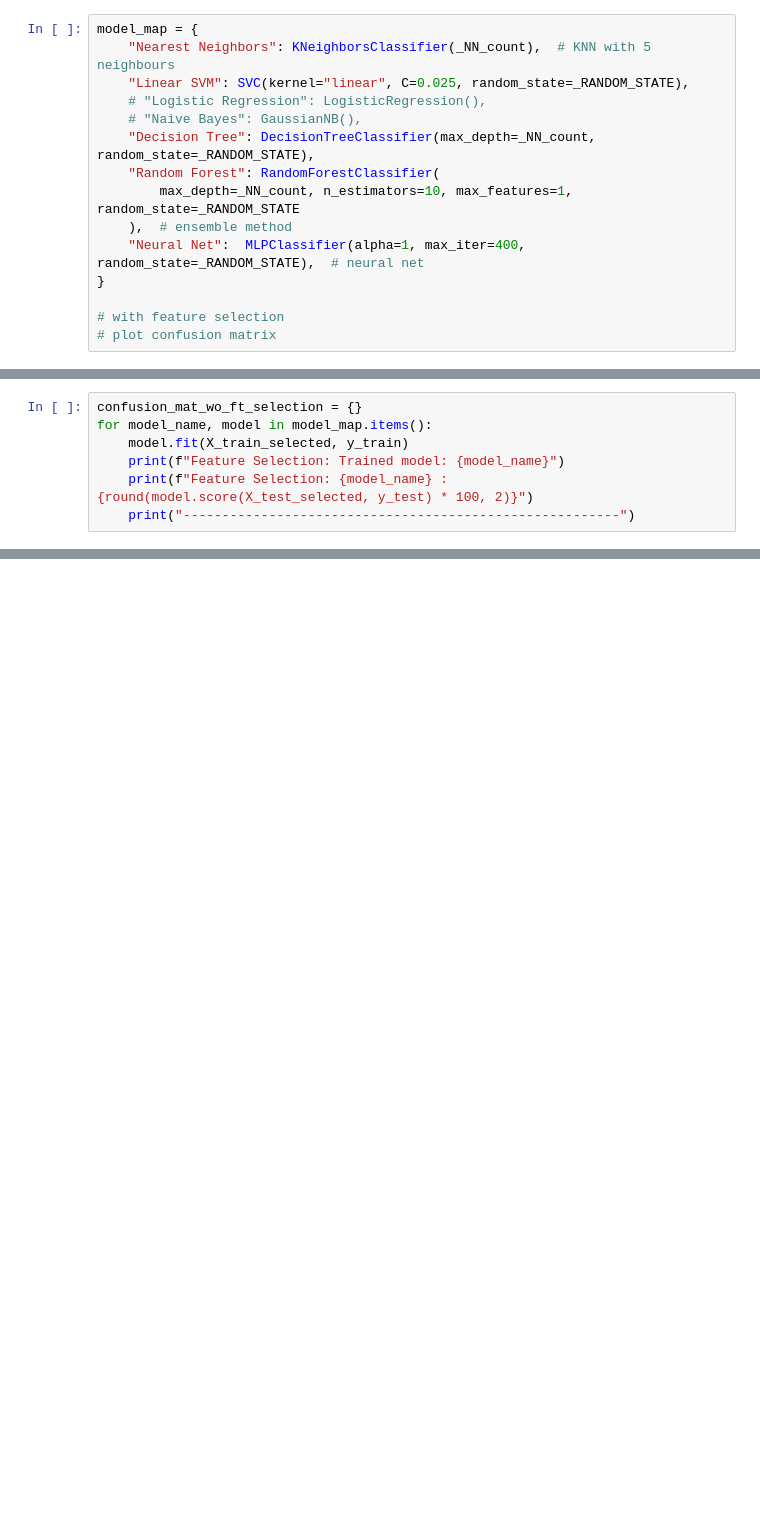
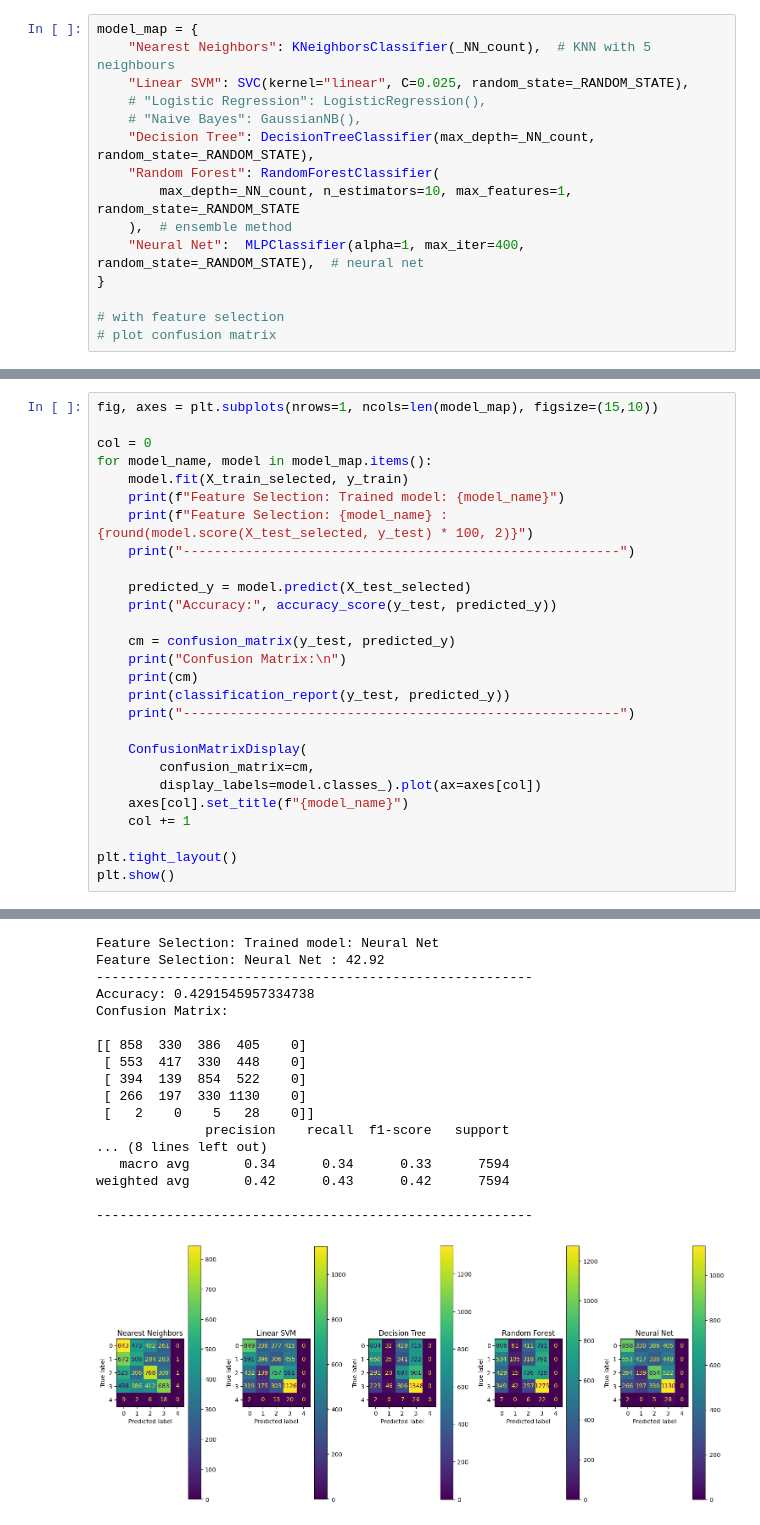
Before and after one commit to ssungan/music_ml, a Jupyter notebook: udita/recommendation_of_music.ipynb, the cells around one changed output, grey strips where cells are left out. Cells and saved outputs as stored; diff of their text form; blank space fills up the shorter version.

```diff
--- a/udita/recommendation_of_music.ipynb
+++ b/udita/recommendation_of_music.ipynb
@@ -1046,10 +1163,30 @@ Without Feature Selection: Neural Net : 42.63
 # %%
-confusion_mat_wo_ft_selection = {}
+fig, axes = plt.subplots(nrows=1, ncols=len(model_map), figsize=(15,10))
+
+col = 0
 for model_name, model in model_map.items():
     model.fit(X_train_selected, y_train)
     print(f"Feature Selection: Trained model: {model_name}")
     print(f"Feature Selection: {model_name} : {round(model.score(X_test_selected, y_test) * 100, 2)}")
     print("--------------------------------------------------------")
+
+    predicted_y = model.predict(X_test_selected)
+    print("Accuracy:", accuracy_score(y_test, predicted_y))
+
+    cm = confusion_matrix(y_test, predicted_y)
+    print("Confusion Matrix:\n")
+    print(cm)
+    print(classification_report(y_test, predicted_y))
+    print("--------------------------------------------------------")
+
+    ConfusionMatrixDisplay(
+        confusion_matrix=cm,
+        display_labels=model.classes_).plot(ax=axes[col])
+    axes[col].set_title(f"{model_name}")
+    col += 1
+
+plt.tight_layout()
+plt.show()
 # %% [output]
 Feature Selection: Trained model: Nearest Neighbors
 Feature Selection: Nearest Neighbors : 36.9
@@ -1068,0 +1225,18 @@ Feature Selection: Neural Net : 42.92
+Feature Selection: Trained model: Neural Net
+Feature Selection: Neural Net : 42.92
+--------------------------------------------------------
+Accuracy: 0.4291545957334738
+Confusion Matrix:
+
+[[ 858  330  386  405    0]
+ [ 553  417  330  448    0]
+ [ 394  139  854  522    0]
+ [ 266  197  330 1130    0]
+ [   2    0    5   28    0]]
+              precision    recall  f1-score   support
+... (8 lines left out)
+   macro avg       0.34      0.34      0.33      7594
+weighted avg       0.42      0.43      0.42      7594
+
+--------------------------------------------------------
+[figure, added]
```
Also changed, not shown: parts of 7 cells of this notebook, 1 other file.
